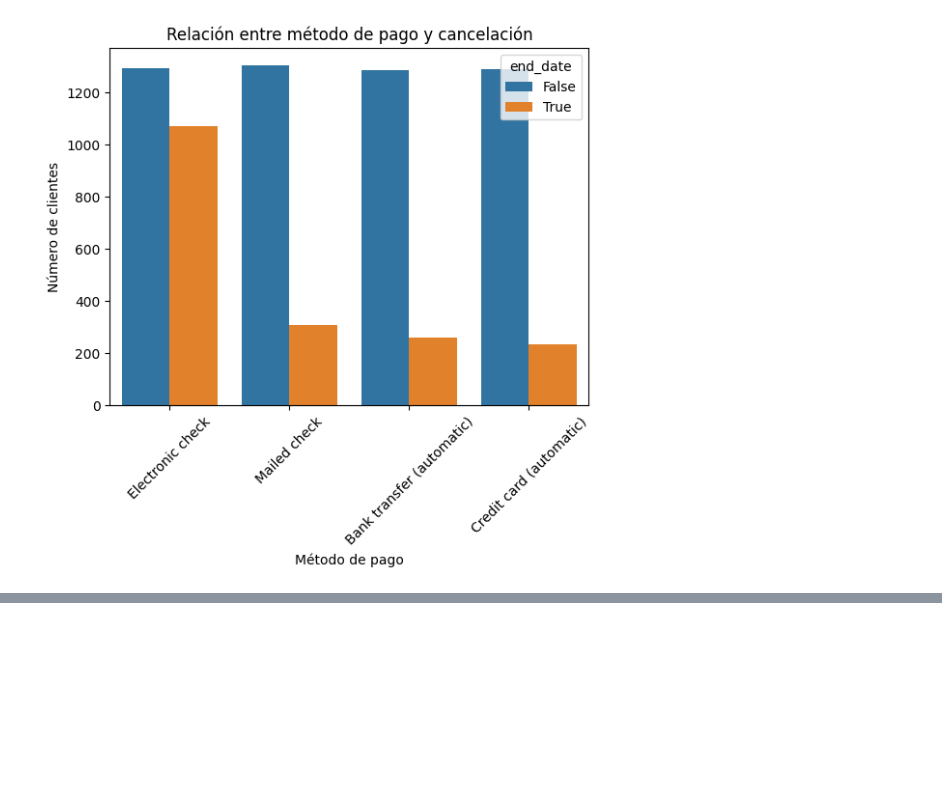
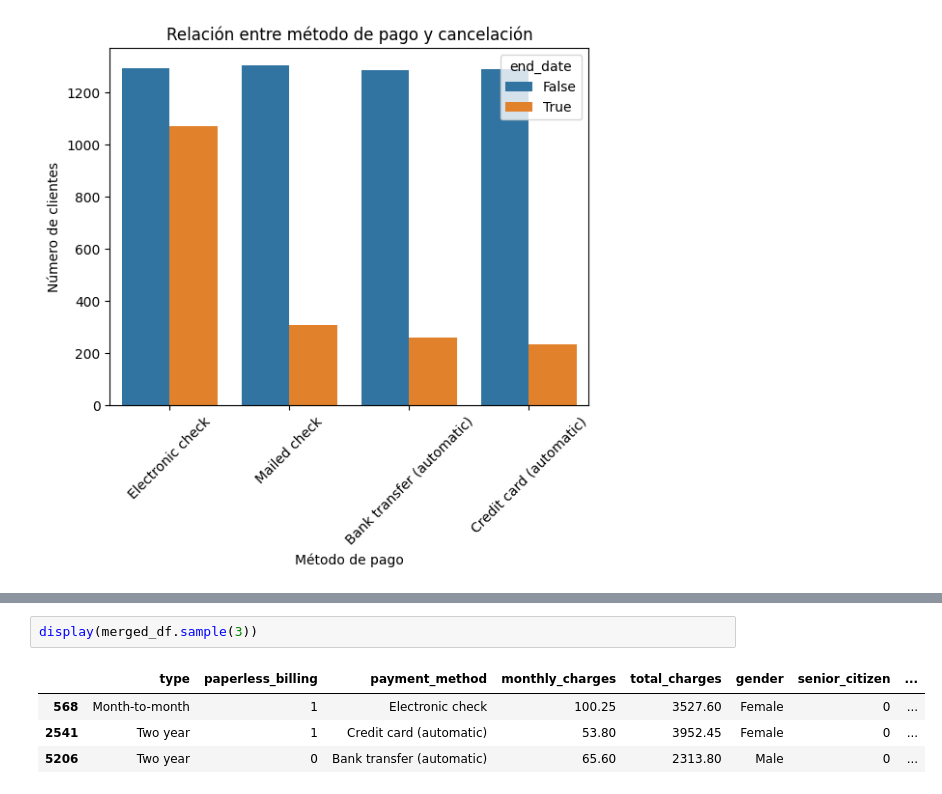
Before and after one commit to JeffersonMangier/interconect_churn_analysis, a Jupyter notebook: project.ipynb, the cells around one changed output, grey strips where cells are left out. Cells and saved outputs as stored; diff of their text form; blank space fills up the shorter version.

```diff
--- a/project.ipynb
+++ b/project.ipynb
@@ -619,0 +630,7 @@ def downsample(X_train, y_train):
+# %%
+display(merged_df.sample(3))
+# %% [output]
+|  | type | paperless_billing | payment_method | monthly_charges | total_charges | gender | senior_citizen | ... |
+| 568 | Month-to-month | 1 | Electronic check | 100.25 | 3527.60 | Female | 0 | ... |
+| 2541 | Two year | 1 | Credit card (automatic) | 53.80 | 3952.45 | Female | 0 | ... |
+| 5206 | Two year | 0 | Bank transfer (automatic) | 65.60 | 2313.80 | Male | 0 | ... |
```
Also changed, not shown: parts of 57 cells of this notebook.
